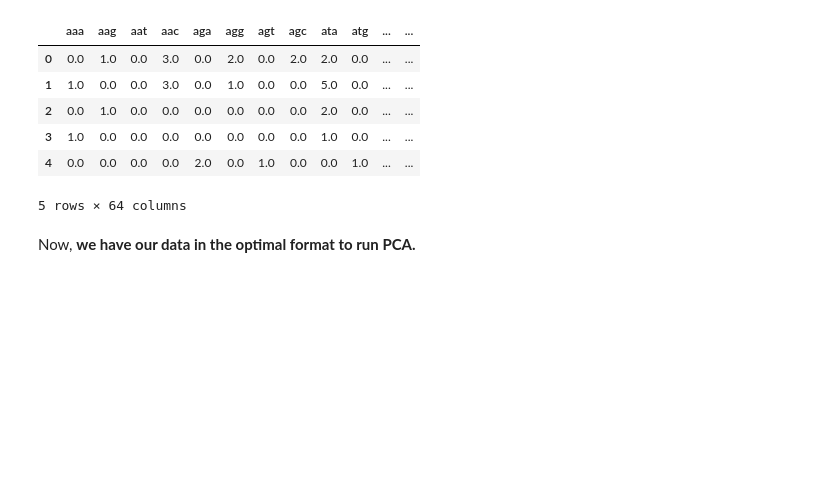
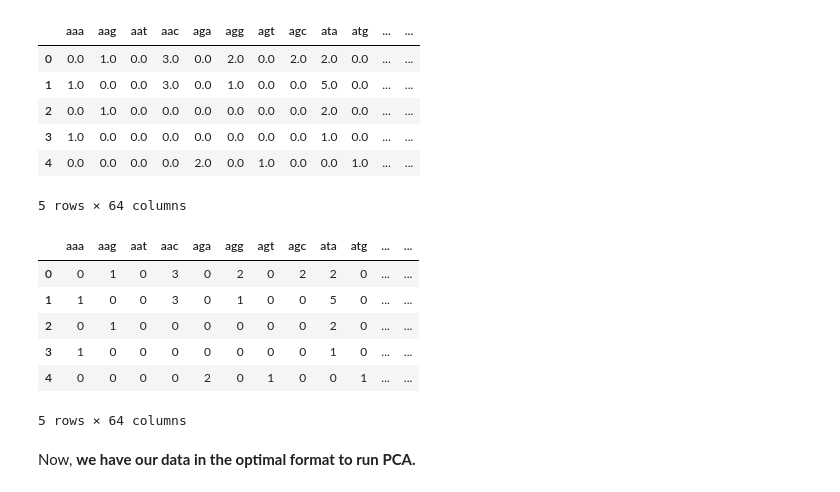
Before and after one commit to rbarrimond/great-learning, a Jupyter notebook: src/week-3-making-sense-of-unstructured-data/PCA+and+K-Means+Decipher+Genome.ipynb, the cells around one changed output. Drawn from its saved outputs; the diff is of its cells as text; code cells hidden in the pictures; blank space fills up the shorter version.

```diff
--- a/src/week-3-making-sense-of-unstructured-data/PCA+and+K-Means+Decipher+Genome.ipynb
+++ b/src/week-3-making-sense-of-unstructured-data/PCA+and+K-Means+Decipher+Genome.ipynb
@@ -149,6 +182,38 @@ freqTables[3].head()
 | 3 | 1.0 | 0.0 | 0.0 | 0.0 | 0.0 | 0.0 | 0.0 | 0.0 | 1.0 | 0.0 | ... | ... |
 | 4 | 0.0 | 0.0 | 0.0 | 0.0 | 2.0 | 0.0 | 1.0 | 0.0 | 0.0 | 1.0 | ... | ... |
 5 rows × 64 columns
+# %%
+# Trying this again being more Pythonic and leveraging Pandas more effectively
+# dictionary that will contain the frequency table for each word size
+freqTables2 = {}
+
+for i in range(1,5):
+    # create an empty dataFrame with columns being the words on the dictionary
+    df = pd.DataFrame(columns = wordsDict[i])
+
+    # count the frequences column by column by slicing up each data point into a list of
+    # of words, counting the ones that are equal and storing the sums in each column.
+    # Requires TWO list comprehensions which is not very readable: one for the list of data points, i.e. dp in ...,
+    # another for the slices of each data point, i.e [dp[]...for i in range]. We have to do this because
+    # count() can't search substrings in blocks on strings. It searches strings character by character.
+    # We must create a list. The code is MUCH faster overall. 8.9s vs 3m40s.
+
+    for word in wordsDict[i]:
+        size = len(word)
+        # The slice starts are = range(0, len(dp), size)
+        df[word] = [ [ dp[i:i+size] for i in range(0, len(dp), size) ].count(word) for dp in dataPoints]
+
+    freqTables2[i] = df
+
+freqTables2[3].head()
+# %% [output]
+|  | aaa | aag | aat | aac | aga | agg | agt | agc | ata | atg | ... | ... |
+| 0 | 0 | 1 | 0 | 3 | 0 | 2 | 0 | 2 | 2 | 0 | ... | ... |
+| 1 | 1 | 0 | 0 | 3 | 0 | 1 | 0 | 0 | 5 | 0 | ... | ... |
+| 2 | 0 | 1 | 0 | 0 | 0 | 0 | 0 | 0 | 2 | 0 | ... | ... |
+| 3 | 1 | 0 | 0 | 0 | 0 | 0 | 0 | 0 | 1 | 0 | ... | ... |
+| 4 | 0 | 0 | 0 | 0 | 2 | 0 | 1 | 0 | 0 | 1 | ... | ... |
+5 rows × 64 columns
 # %% [markdown]
 Now, **we have our data in the optimal format to run PCA.**
 # %% [markdown]
```
Also changed, not shown: parts of 9 cells of this notebook, 1 other file.
